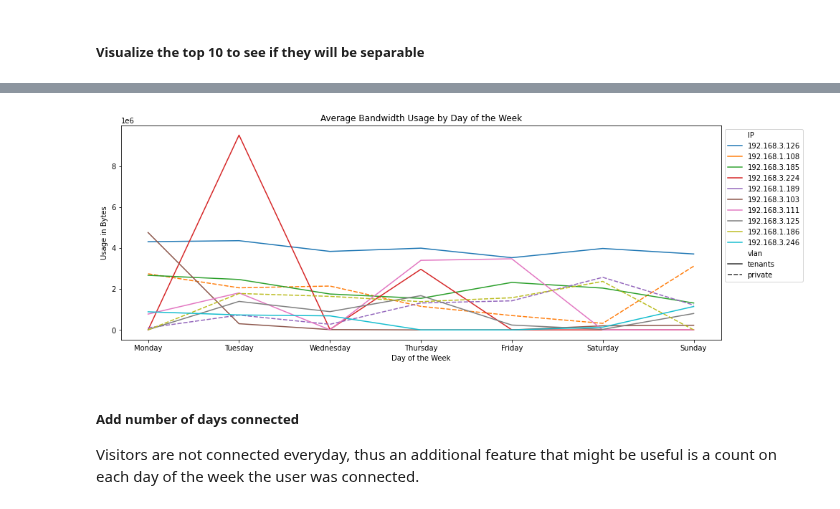
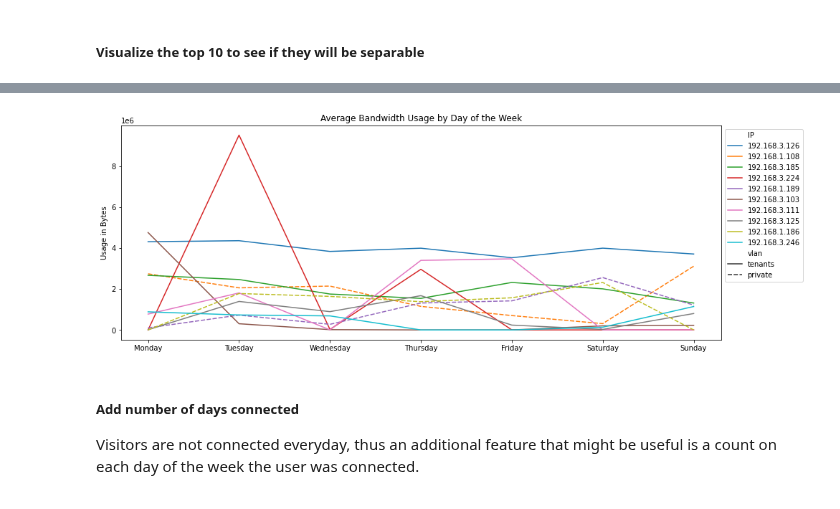
Before and after one commit to JohnnyFoulds/dsm010-2021-oct, a Jupyter notebook: coursework_02/cw02.ipynb, the cells around one changed output, grey strips where cells are left out. Cells and saved outputs as stored; diff of their text form; code cells hidden in the pictures.

```diff
--- a/coursework_02/cw02.ipynb
+++ b/coursework_02/cw02.ipynb
@@ -1034,24 +1034,24 @@ df_day_plot.sample(n=5, random_state=5)
 # %%
 
 fig_dims = (15, 5.5)
 fig, ax = plt.subplots(figsize=fig_dims)
 
 sns.lineplot(
     data=df_day_plot,
     x='day_of_week',
     y='avg_bytes',
     hue='IP',
     style='vlan',
     ax=ax
 ).set(
     title='Average Bandwidth Usage by Day of the Week',
-    xlabel='Day of the Week',
+    xlabel='',
     ylabel='Usage in Bytes')
 
 sns.move_legend(ax, "upper left", bbox_to_anchor=(1, 1))
 plt.show()
 # %% [output]
-[figure, old version]
+[figure, new version]
 # %% [markdown]
 ##### Add number of days connected
 
```
Also changed, not shown: parts of 39 cells of this notebook, 2 other files.
